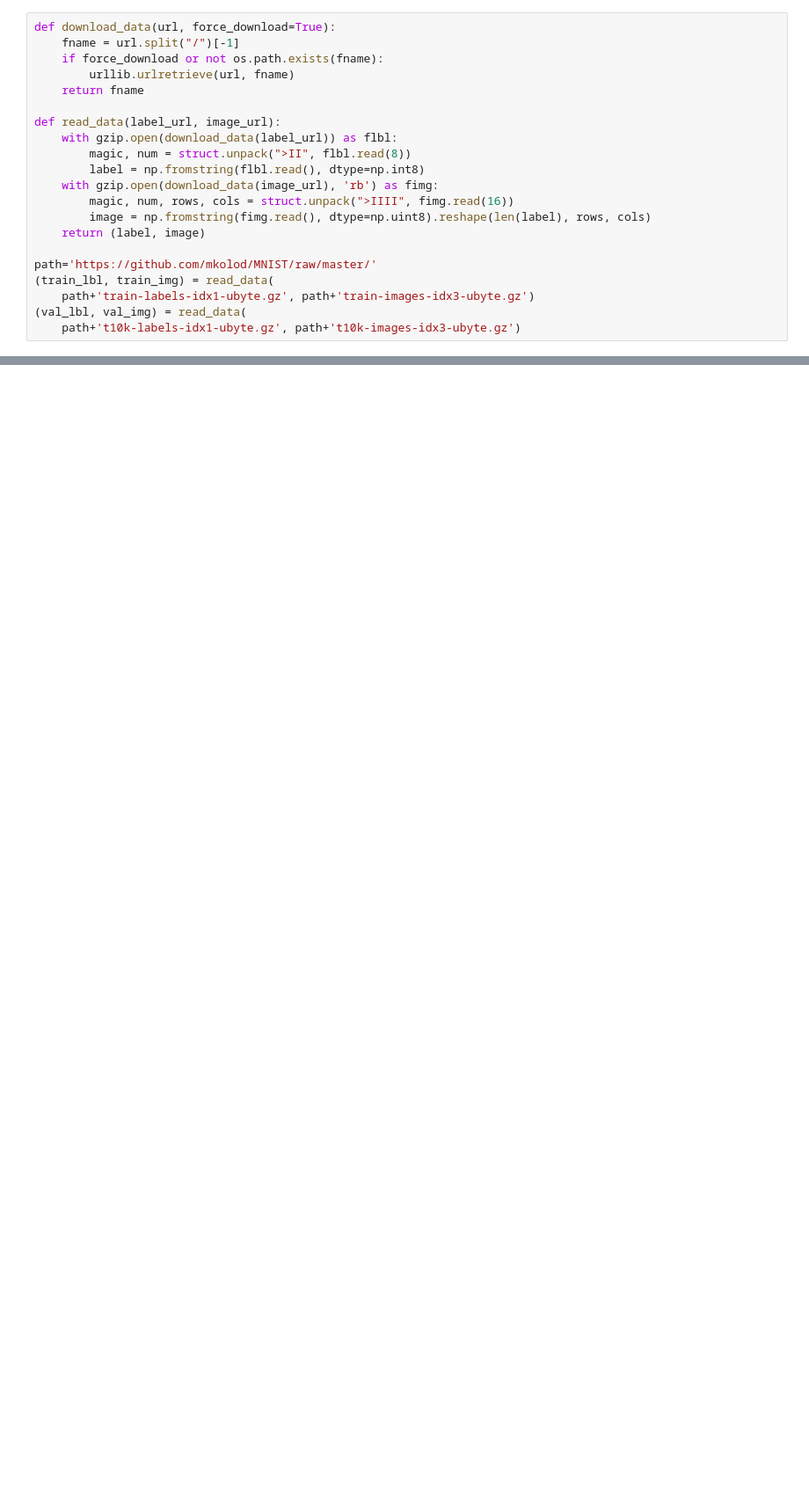
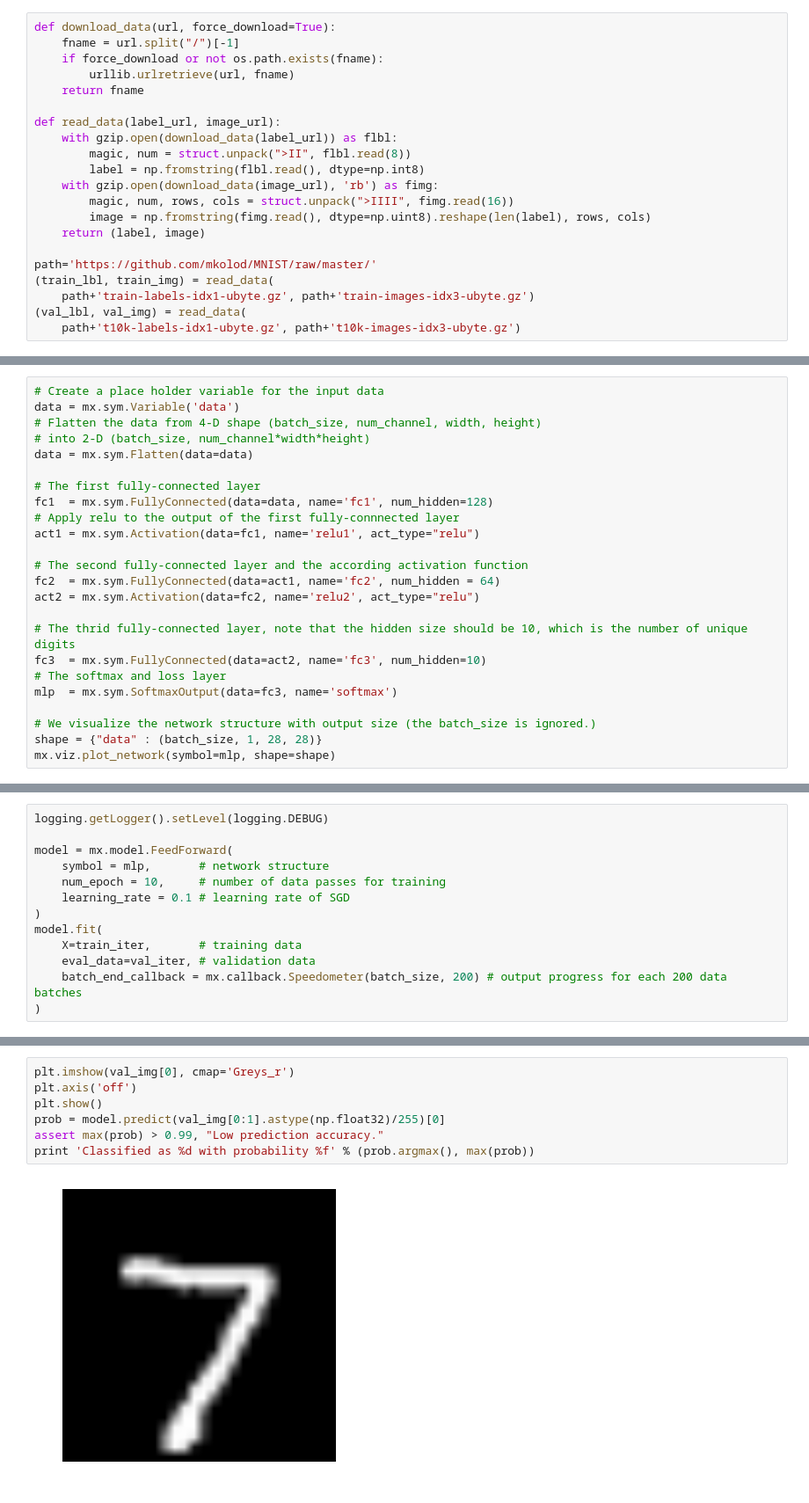
Before and after one commit to mkolod/mxnet_experiments, a Jupyter notebook: MNIST_train.ipynb, the cells around one changed output, grey strips where cells are left out. Shown at 88% size. Drawn from its saved outputs; the diff is of its cells as text; blank space fills up the shorter version.

```diff
--- a/MNIST_train.ipynb
+++ b/MNIST_train.ipynb
@@ -46,3 +49,27 @@ def to4d(img):
 batch_size = 100
 train_iter = mx.io.NDArrayIter(to4d(train_img), train_lbl, batch_size, shuffle=True)
 val_iter = mx.io.NDArrayIter(to4d(val_img), val_lbl, batch_size)
+# %%
+# Create a place holder variable for the input data
+data = mx.sym.Variable('data')
+# Flatten the data from 4-D shape (batch_size, num_channel, width, height)
+# into 2-D (batch_size, num_channel*width*height)
+data = mx.sym.Flatten(data=data)
+
+# The first fully-connected layer
+fc1  = mx.sym.FullyConnected(data=data, name='fc1', num_hidden=128)
+# Apply relu to the output of the first fully-connnected layer
+act1 = mx.sym.Activation(data=fc1, name='relu1', act_type="relu")
+
+# The second fully-connected layer and the according activation function
+fc2  = mx.sym.FullyConnected(data=act1, name='fc2', num_hidden = 64)
+act2 = mx.sym.Activation(data=fc2, name='relu2', act_type="relu")
+
+# The thrid fully-connected layer, note that the hidden size should be 10, which is the number of unique digits
+fc3  = mx.sym.FullyConnected(data=act2, name='fc3', num_hidden=10)
+# The softmax and loss layer
+mlp  = mx.sym.SoftmaxOutput(data=fc3, name='softmax')
+
+# We visualize the network structure with output size (the batch_size is ignored.)
+shape = {"data" : (batch_size, 1, 28, 28)}
+mx.viz.plot_network(symbol=mlp, shape=shape)
@@ -48,0 +78,13 @@ val_iter = mx.io.NDArrayIter(to4d(val_img), val_lbl, batch_size)
+# %%
+logging.getLogger().setLevel(logging.DEBUG)
+
+model = mx.model.FeedForward(
+    symbol = mlp,       # network structure
+    num_epoch = 10,     # number of data passes for training
+    learning_rate = 0.1 # learning rate of SGD
+)
+model.fit(
+    X=train_iter,       # training data
+    eval_data=val_iter, # validation data
+    batch_end_callback = mx.callback.Speedometer(batch_size, 200) # output progress for each 200 data batches
+)
@@ -48,0 +111,9 @@ val_iter = mx.io.NDArrayIter(to4d(val_img), val_lbl, batch_size)
+# %%
+plt.imshow(val_img[0], cmap='Greys_r')
+plt.axis('off')
+plt.show()
+prob = model.predict(val_img[0:1].astype(np.float32)/255)[0]
+assert max(prob) > 0.99, "Low prediction accuracy."
+print 'Classified as %d with probability %f' % (prob.argmax(), max(prob))
+# %% [output]
+[figure, added]
```
Also changed, not shown: parts of 9 cells of this notebook, 2 other files.
